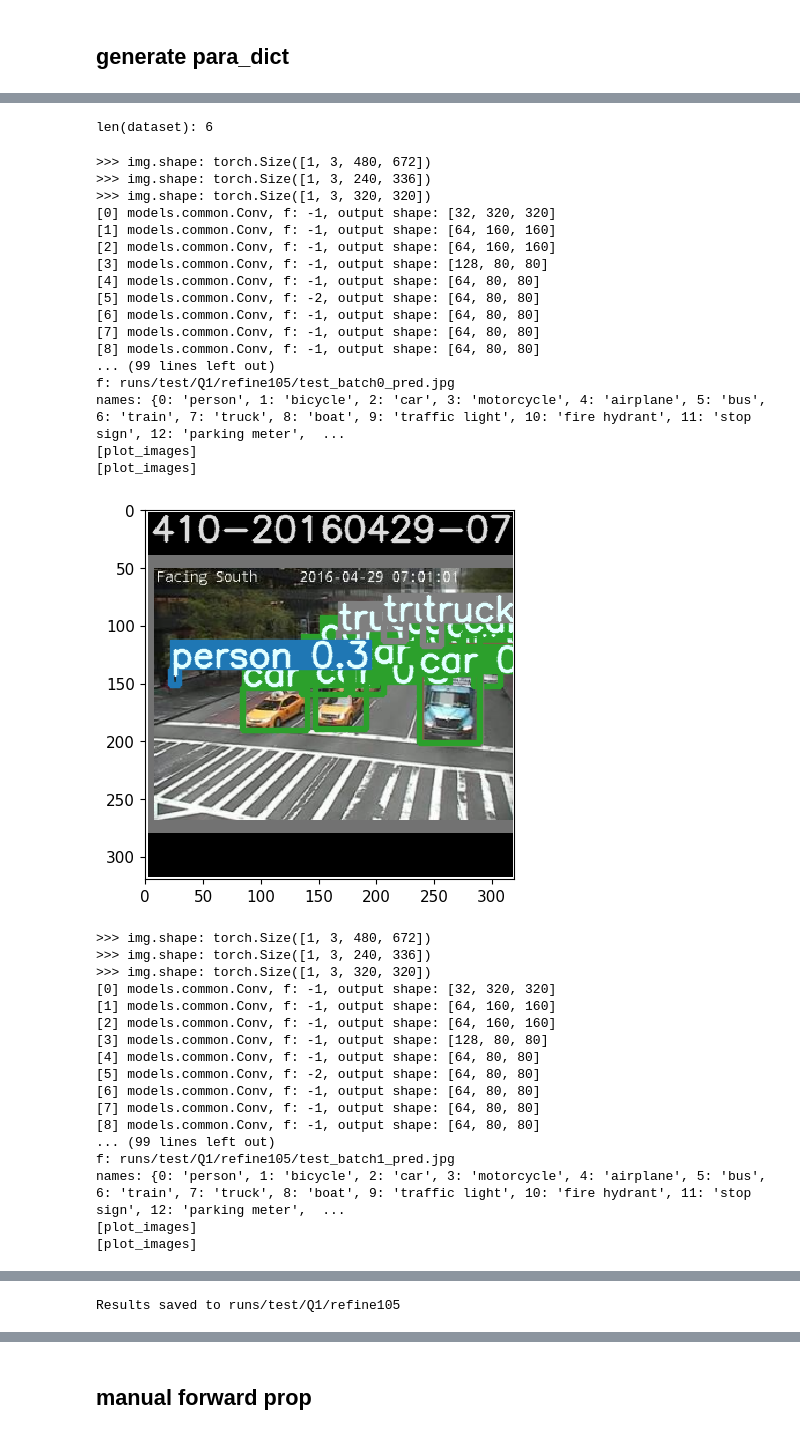
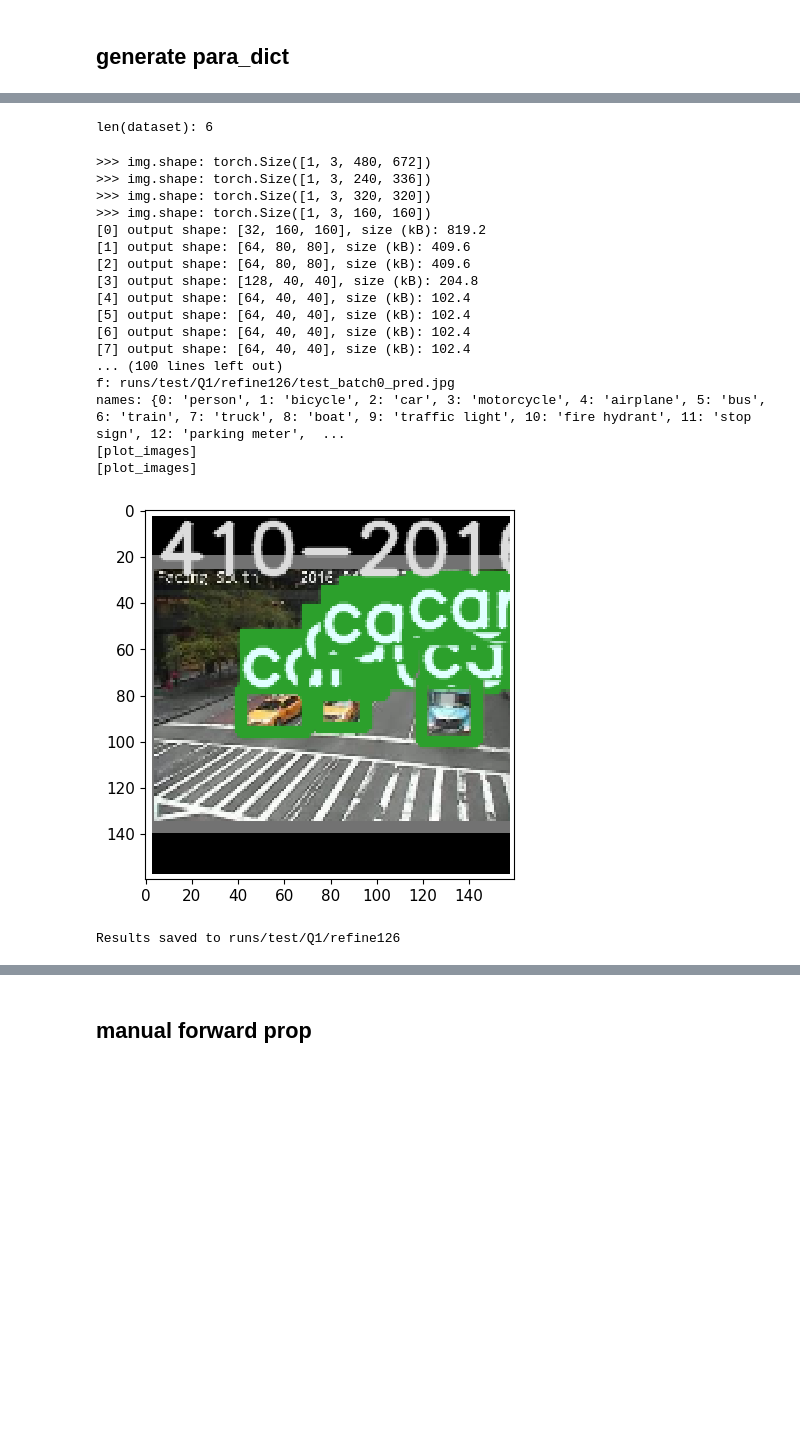
Before and after one commit to Ri-chard-Wu/QT3-TPU, a Jupyter notebook: yolov7-test/test_yolov7.ipynb, the cells around one changed output, grey strips where cells are left out. Saved outputs shown, nothing was run; the diff lists cells and outputs as text; code cells hidden in the pictures; blank space fills up the shorter version.

Commit message:
test weight & input quantization

```diff
--- a/yolov7-test/test_yolov7.ipynb
+++ b/yolov7-test/test_yolov7.ipynb
@@ -337,6 +36,8 @@ from utils.metrics import ap_per_class, ConfusionMatrix
 from utils.plots import plot_images, output_to_target, plot_study_txt
 from utils.torch_utils import select_device, time_synchronized, TracedModel
 
+import torch.nn as nn
+
 
 layer_names = ["models.common.Conv"]
 
@@ -356,7 +57,18 @@ def forward_once(model, x, mod_dict):
 
         x = m(x)  # run
 
-        print(f"[{m.i}] {m.type}, f: {m.f}, output shape: {list(x[0].shape)}")
+        # print(f"[{m.i}] {m.type}, f: {m.f}, output shape: {list(x[0].shape)}")
+
+
+
+        p = 1
+        for i in x[0].shape:
+          p *= i
+        print(f"[{m.i}] output shape: {list(x[0].shape)}, size (kB): {p/1000.0}")
+
+
+
+        # print(m)
         # fromId = [m.f] if isinstance(m.f, int) else m.f
 
         # for i in range(len(fromId)):
@@ -416,7 +128,7 @@ def forward_once(model, x, mod_dict):
         # print()
         for name, param in m.named_parameters():
             # print(f"    {name}: {param.shape}")
-            mod_dict[m.i]["para"][name] = np.array(param)
+            mod_dict[m.i]["para"][name] = np.array(param).astype(np.float16).astype(np.float32)
 
         # for m_i in m:
         #     print(f"{m_i}")
@@ -456,7 +168,7 @@ def test(data,
 
 
     batch_size = 1
-    n_batch = 3
+    n_batch = 1
 
     device = select_device(opt.device, batch_size=batch_size)
 
@@ -493,6 +205,12 @@ def test(data,
 
     names = {k: v for k, v in enumerate(model.names if hasattr(model, 'names') else model.module.names)}
 
+
+
+    model = torch.ao.quantization.quantize_dynamic(
+        model,              # the original model
+        {torch.nn.Conv2d},  # a set of layers to dynamically quantize
+        dtype=torch.qint8)  # the target dtype for quantized weights
 
 
 
@@ -536,7 +254,11 @@ def test(data,
 
 
 
+        m2 = nn.modules.upsampling.Upsample(scale_factor=0.5, mode='nearest')
+        img = m2(img)
 
+
+        print(f">>> img.shape: {img.shape}")
 
 
         with torch.no_grad():
@@ -607,59 +329,43 @@ para_dict = {"mod_dict": {}}
 test(opt.data,
      opt.weights,
      opt.batch_size,
      opt.img_size,
      opt.conf_thres,
      opt.iou_thres,
      opt.save_json,
      opt.single_cls,
      opt.augment,
      opt.verbose,
      save_txt= opt.save_txt | opt.save_hybrid,
      save_hybrid= opt.save_hybrid,
      save_conf= opt.save_conf,
      trace=not opt.no_trace,
      show_div_cams= opt.show_div_cams,
      para_dict=para_dict
 )
 # %% [output]
 Fusing layers...
 RepConv.fuse_repvgg_block
 RepConv.fuse_repvgg_block
 RepConv.fuse_repvgg_block
 self.label_files: ['/content/drive/MyDrive/colab_experiment/RBPJ/yolo7-test/yolov7/data/CityCam/test/410/410-20160429-07-000035.txt', '/content/drive/MyDrive/colab_experiment/RBPJ/yolo7-test/yolov7/da ...
 len(dataset): 6
 >>> img.shape: torch.Size([1, 3, 480, 672])
 >>> img.shape: torch.Size([1, 3, 240, 336])
 >>> img.shape: torch.Size([1, 3, 320, 320])
-[0] models.common.Conv, f: -1, output shape: [32, 320, 320]
-[1] models.common.Conv, f: -1, output shape: [64, 160, 160]
-[2] models.common.Conv, f: -1, output shape: [64, 160, 160]
-[3] models.common.Conv, f: -1, output shape: [128, 80, 80]
-[4] models.common.Conv, f: -1, output shape: [64, 80, 80]
-[5] models.common.Conv, f: -2, output shape: [64, 80, 80]
-[6] models.common.Conv, f: -1, output shape: [64, 80, 80]
-[7] models.common.Conv, f: -1, output shape: [64, 80, 80]
-[8] models.common.Conv, f: -1, output shape: [64, 80, 80]
-... (99 lines left out)
-f: runs/test/Q1/refine105/test_batch0_pred.jpg
+>>> img.shape: torch.Size([1, 3, 160, 160])
+[0] output shape: [32, 160, 160], size (kB): 819.2
+[1] output shape: [64, 80, 80], size (kB): 409.6
+[2] output shape: [64, 80, 80], size (kB): 409.6
+[3] output shape: [128, 40, 40], size (kB): 204.8
+[4] output shape: [64, 40, 40], size (kB): 102.4
+[5] output shape: [64, 40, 40], size (kB): 102.4
+[6] output shape: [64, 40, 40], size (kB): 102.4
+[7] output shape: [64, 40, 40], size (kB): 102.4
+... (100 lines left out)
+f: runs/test/Q1/refine126/test_batch0_pred.jpg
 names: {0: 'person', 1: 'bicycle', 2: 'car', 3: 'motorcycle', 4: 'airplane', 5: 'bus', 6: 'train', 7: 'truck', 8: 'boat', 9: 'traffic light', 10: 'fire hydrant', 11: 'stop sign', 12: 'parking meter',  ...
 [plot_images]
 [plot_images]
-[figure, old version]
+[figure, new version]
->>> img.shape: torch.Size([1, 3, 480, 672])
->>> img.shape: torch.Size([1, 3, 240, 336])
->>> img.shape: torch.Size([1, 3, 320, 320])
-[0] models.common.Conv, f: -1, output shape: [32, 320, 320]
-[1] models.common.Conv, f: -1, output shape: [64, 160, 160]
-[2] models.common.Conv, f: -1, output shape: [64, 160, 160]
-[3] models.common.Conv, f: -1, output shape: [128, 80, 80]
-[4] models.common.Conv, f: -1, output shape: [64, 80, 80]
-[5] models.common.Conv, f: -2, output shape: [64, 80, 80]
-[6] models.common.Conv, f: -1, output shape: [64, 80, 80]
-[7] models.common.Conv, f: -1, output shape: [64, 80, 80]
-[8] models.common.Conv, f: -1, output shape: [64, 80, 80]
-... (99 lines left out)
-f: runs/test/Q1/refine105/test_batch1_pred.jpg
-names: {0: 'person', 1: 'bicycle', 2: 'car', 3: 'motorcycle', 4: 'airplane', 5: 'bus', 6: 'train', 7: 'truck', 8: 'boat', 9: 'traffic light', 10: 'fire hydrant', 11: 'stop sign', 12: 'parking meter',  ...
-[plot_images]
-[plot_images]
+Results saved to runs/test/Q1/refine126
@@ -685 +371,0 @@ names: {0: 'person', 1: 'bicycle', 2: 'car', 3: 'motorcycle', 4: 'airplane', 5:
-Results saved to runs/test/Q1/refine105
```
Also changed, not shown: parts of 31 cells of this notebook.
